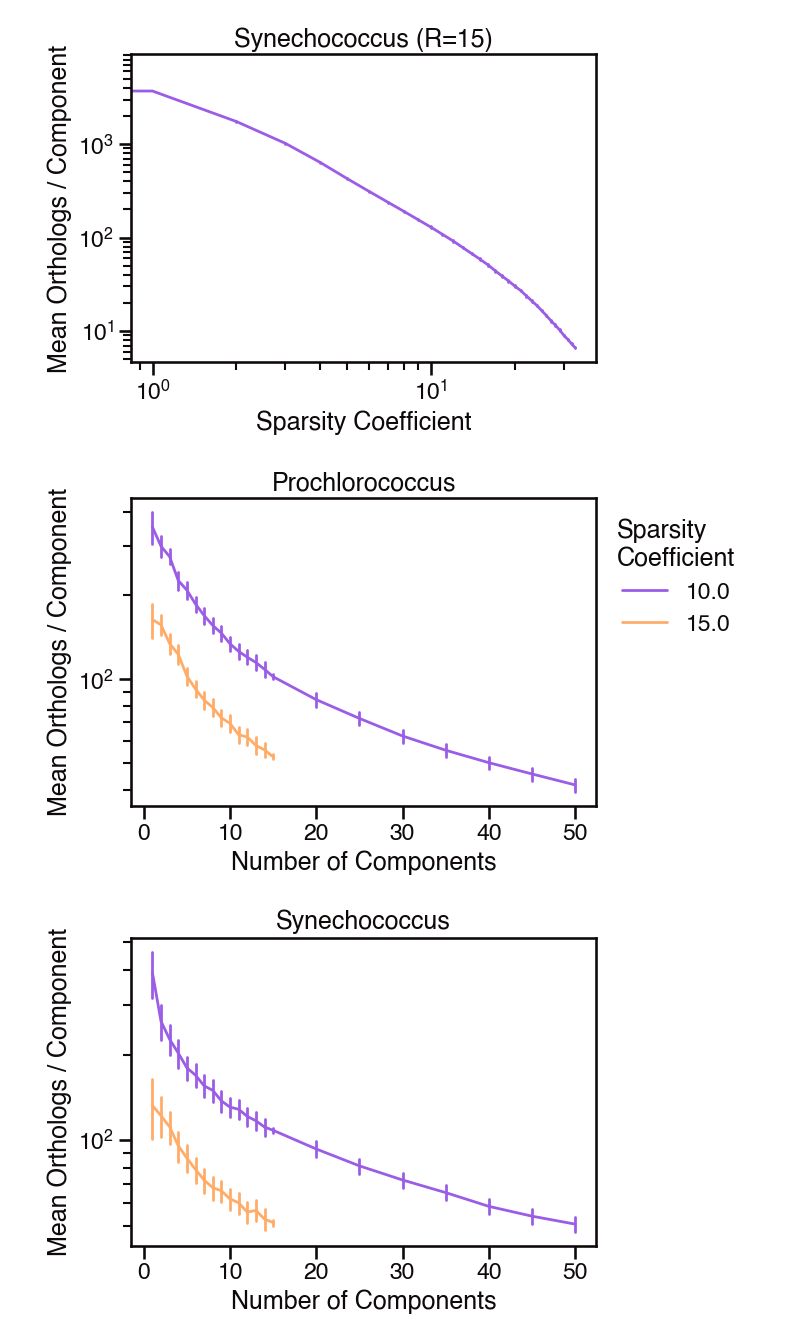
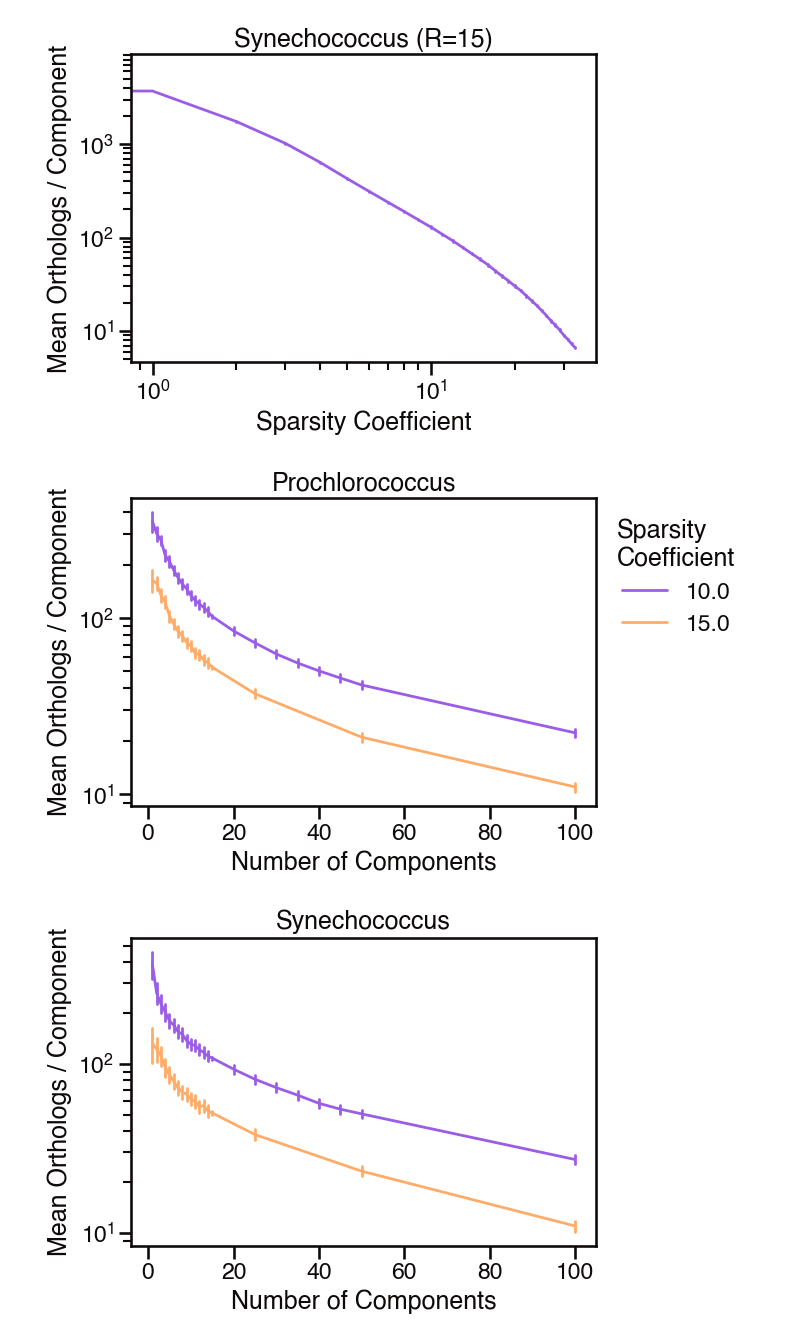
Before and after one commit to blasks/barnacle-manuscript, a Jupyter notebook: analyses/4-fitting/1-cv-data-analysis.ipynb, the cells around one changed output. Drawn from its saved outputs; the diff is of its cells as text; code cells hidden in the pictures.

```diff
--- a/analyses/4-fitting/1-cv-data-analysis.ipynb
+++ b/analyses/4-fitting/1-cv-data-analysis.ipynb
@@ -446,7 +447,7 @@ fig.savefig(outdir / 'pro-syn-model-fitting.png', bbox_inches='tight')
 # look at relative_sse vs rank in high-rank models
 
 # define data
-lamb = {'pro': 15.0, 'syn': 10.0}
+lamb = {'pro': 10.0, 'syn': 10.0}
 
 # set up subplots
 fig, axes = plt.subplots(1, 2, sharey=True, figsize=(12, 4), gridspec_kw={'wspace': 0.1})
@@ -493,12 +494,14 @@ for i, genus in enumerate(['pro', 'syn']):
 
 # define data
 lamb = {'pro': 15.0, 'syn': 10.0}
+rank_lim = 50
 
 for cyano in ['pro', 'syn']:
 
     plot_df = results_df[results_df['genus'] == cyano]
     plot_df = plot_df[plot_df['comparison'] == 'Cross-Validation']
     plot_df = plot_df[plot_df['lambda'] == lamb[cyano]]
+    plot_df = plot_df[plot_df['rank'].le(rank_lim)]
 
     # plot SSE
     mpl.rcParams['axes.spines.left'] = True
@@ -585,32 +588,36 @@ for i, cyano in enumerate(['pro', 'syn']):
 # look at number of nonzero components with rank
 
 # define data
 lambs = [10.0, 15.0]
+rank_lim = 100
+
 for i, cyano in enumerate(['pro', 'syn']):
     # pull data together
     plot_df = results_df[results_df['genus'] == cyano]
     plot_df = plot_df[plot_df['comparison'] == 'Fitting']
     plot_df = plot_df[plot_df['lambda'].isin(lambs)]
+    plot_df = plot_df[plot_df['rank'].le(rank_lim)]
+
     # plot figure
     fig, axis = plt.subplots(figsize=(6, 4))
     sns.lineplot(
         x='rank',
         y='mean_gene_sparsity',
         hue='Sparsity Coefficient',
         errorbar='se',
         err_style='bars',
         data=plot_df,
         legend=(not i),
         ax=axis
     );
     # fix axes and stuff
     axis.set(
         xlabel='Number of Components', ylabel='Mean Orthologs / Component', yscale='log',
         title='{}'.format({'pro': 'Prochlorococcus', 'syn': 'Synechococcus'}[cyano])
     )
     if not i:
         axis.legend(title='Sparsity\nCoefficient', loc='upper left', bbox_to_anchor=(1, 1))
     # plt.savefig(outdir / '{}-ncomponents-v-rank.png'.format(cyano), bbox_inches='tight')
 # %% [output]
-[figure, old version]
+[figure, new version]
-[figure, old version]
+[figure, new version]
```
Also changed, not shown: parts of 5 cells of this notebook, 1 other file.
